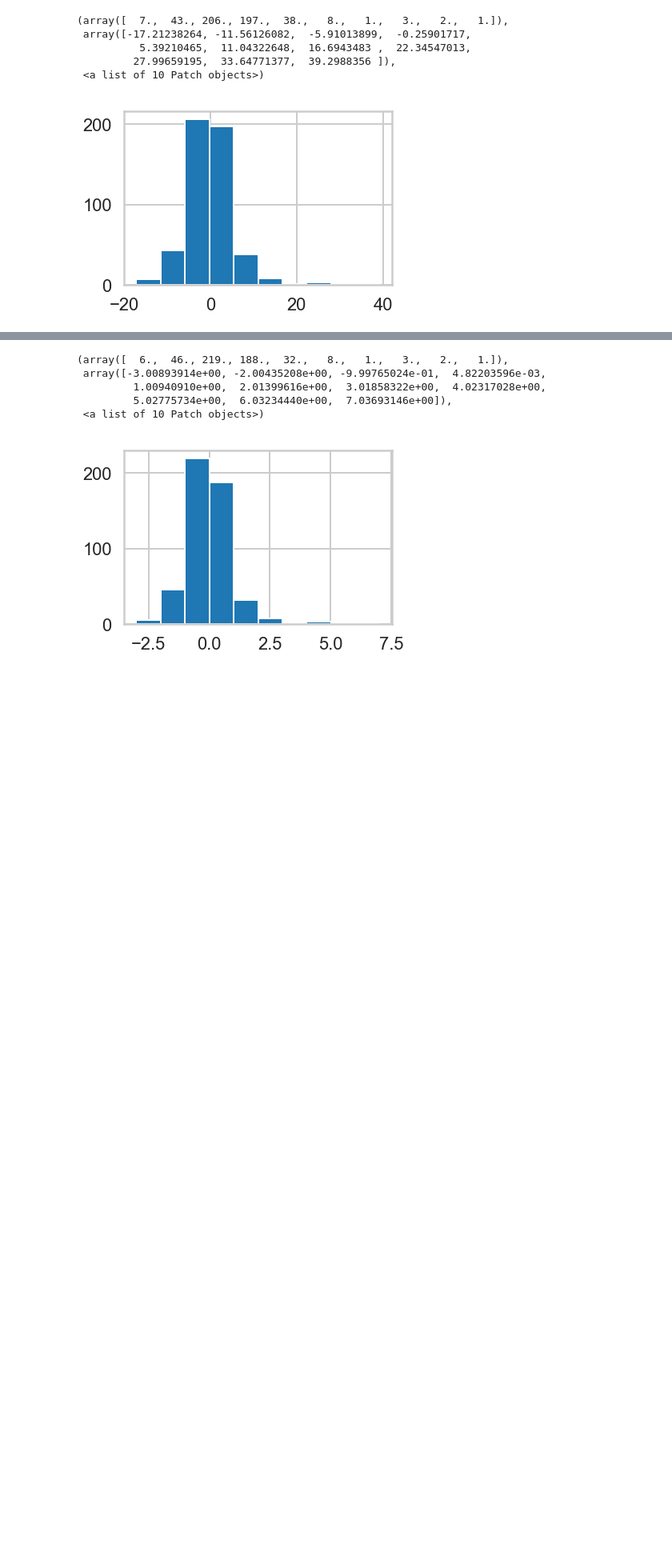
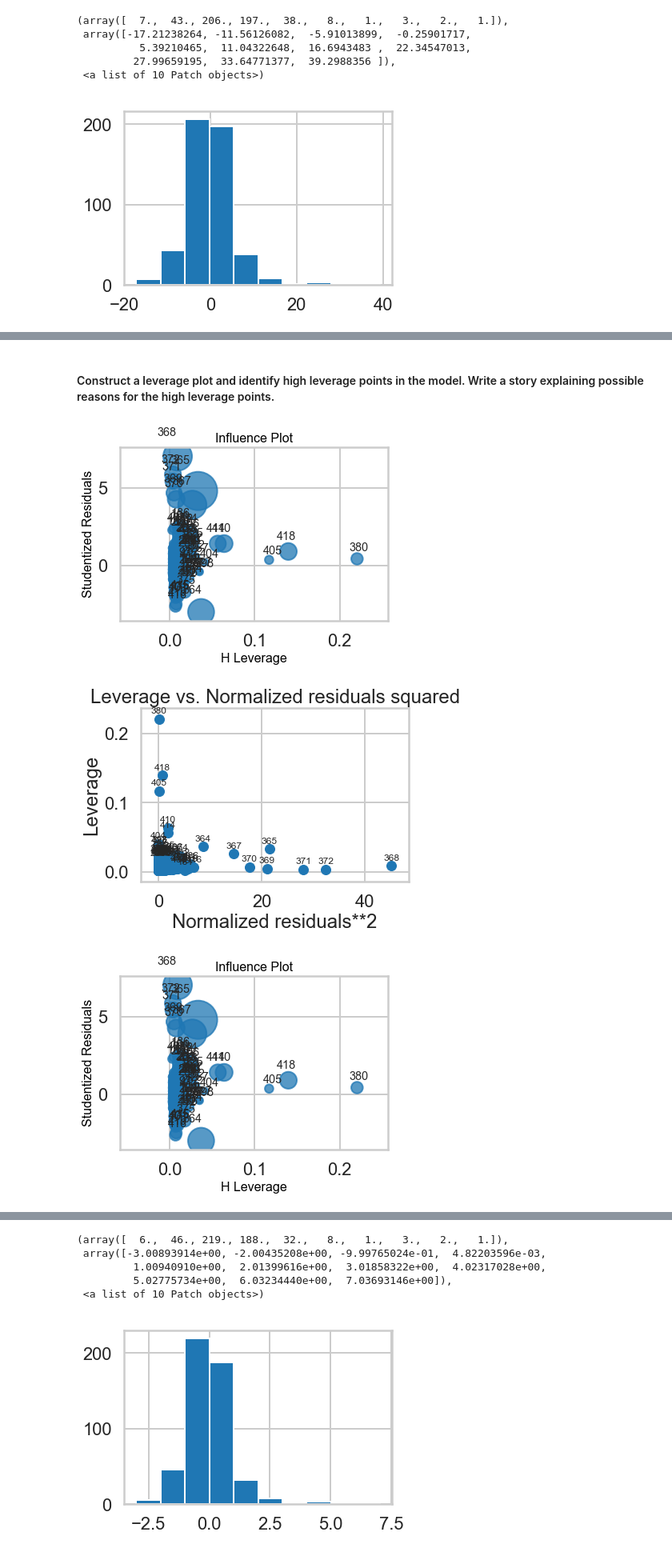
Before and after one commit to ssatti0/Springboard_work, a Jupyter notebook: Mini_projects/Mini_Project_Linear_Regression.ipynb, the cells around one changed output, grey strips where cells are left out. Shown at 80% size. Saved outputs shown, nothing was run; the diff lists cells and outputs as text; code cells hidden in the pictures; blank space fills up the shorter version.

```diff
--- a/Mini_projects/Mini_Project_Linear_Regression.ipynb
+++ b/Mini_projects/Mini_Project_Linear_Regression.ipynb
@@ -1205,0 +1222,12 @@ plots.influence_plot(m2, alpha=0.01, plot_alpha=0.2, fontsize="small")
+# %% [markdown]
+#### Construct a leverage plot and identify high leverage points in the model. Write a story explaining possible reasons for the high leverage points.
+# %%
+from statsmodels.graphics.regressionplots import *
+plot_leverage_resid2(m2, alpha=0.05, ax=None)
+influence_plot(m2, alpha=0.05, plot_alpha=0.75, size=48)
+
+# From the plot, it looks like points with H leverage > 0.1 are outliers.
+# %% [output]
+[figure, added]
+[figure, added]
+[figure, added]
```
Also changed, not shown: parts of 18 cells of this notebook.
